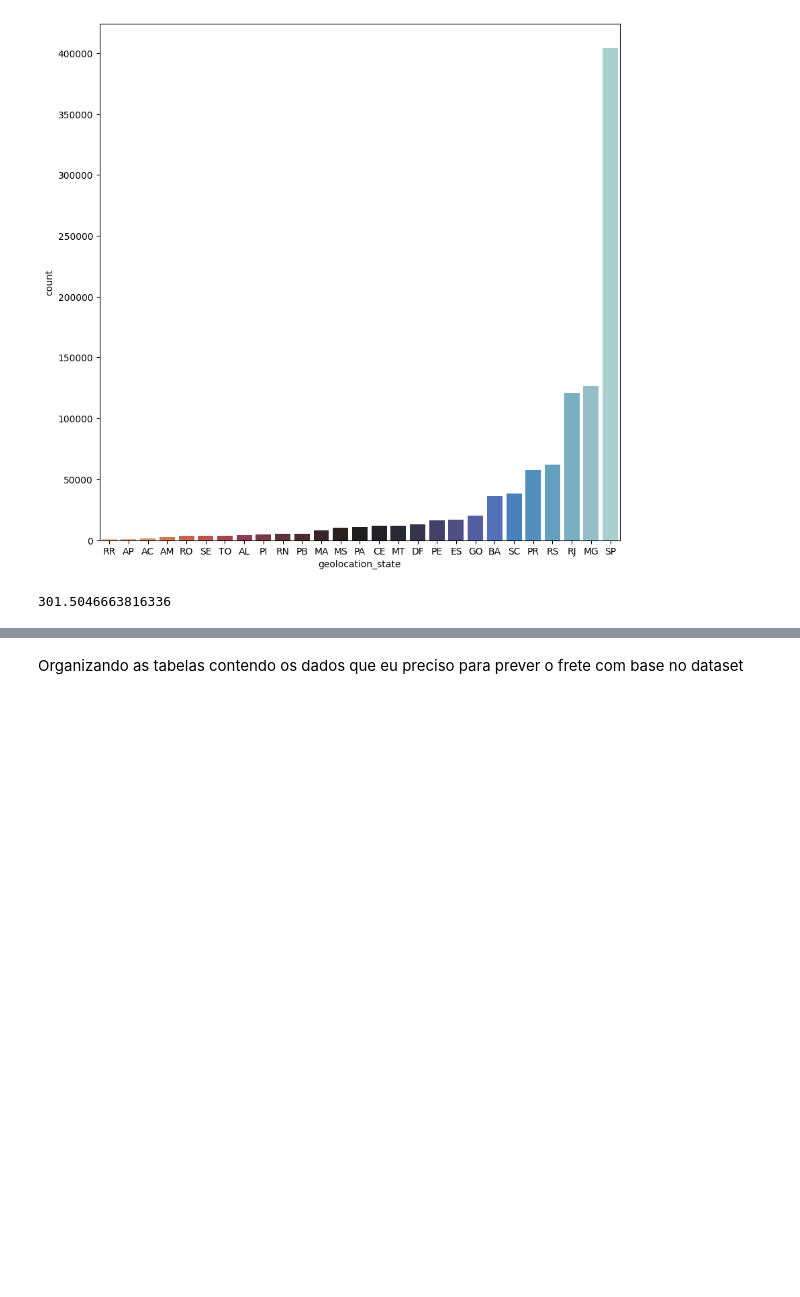
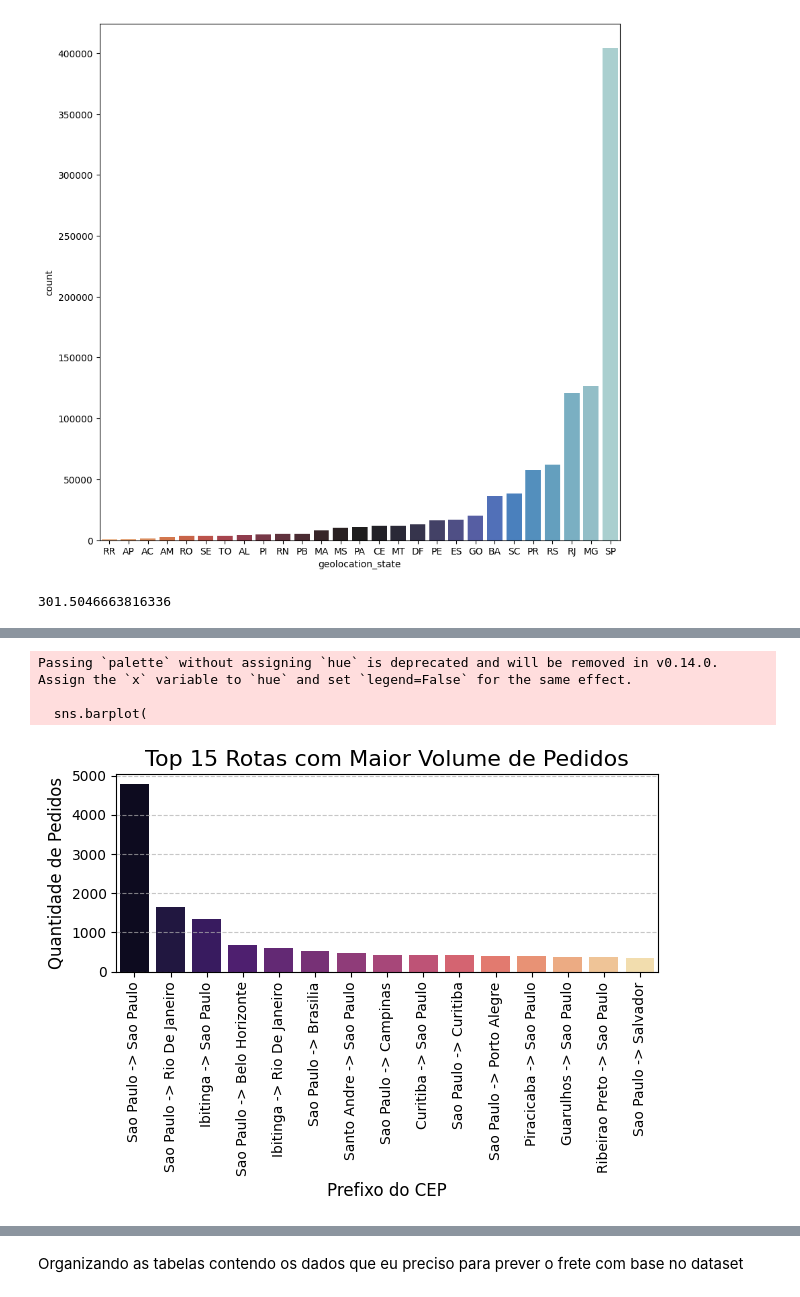
Before and after one commit to ScoredSleet/LLM_RAG_FRETE, a Jupyter notebook: dataset/data.ipynb, the cells around one changed output, grey strips where cells are left out. Drawn from its saved outputs; the diff is of its cells as text; code cells hidden in the pictures; blank space fills up the shorter version.

```diff
--- a/dataset/data.ipynb
+++ b/dataset/data.ipynb
@@ -122,0 +201,45 @@ print(distanciaPontosLatLon(-22.496953, -44.127492, -21.762775, -41.309633))
+# %%
+
+df_plot = pd.merge(order_items, products, on='product_id', how='left')
+df_plot = pd.merge(df_plot, order, on='order_id', how='left')
+df_plot = pd.merge(df_plot, customers, on='customer_id', how='left')
+
+df_plot = pd.merge(df_plot, geo_data_unique, how="left", left_on='customer_zip_code_prefix', right_on='geolocation_zip_code_prefix')
+df_plot = df_plot.rename(
+    columns={
+        'geolocation_lat': 'customer_lat',
+        'geolocation_lng': 'customer_lng'
+    }).drop(columns=['geolocation_zip_code_prefix'])
+
+df_plot = pd.merge(df_plot, sellers, on='seller_id', how='left')
+
+df_plot = pd.merge(df_plot, geo_data_unique, how="left", left_on='seller_zip_code_prefix', right_on='geolocation_zip_code_prefix')
+df_plot = df_plot.rename(
+    columns={
+        'geolocation_lat': 'seller_lat',
+        'geolocation_lng': 'seller_lng'
+    }).drop(columns=['geolocation_zip_code_prefix'])
+
+df_plot['rota_cidade'] = df_plot['seller_city'].str.title() + " -> " + df_plot['customer_city'].str.title()
+rotas_mais_comuns = df_plot['rota_cidade'].value_counts().head(15)
+
+# Plotando o gráfico de barras
+sns.barplot(
+    x=rotas_mais_comuns.index.astype(str), # Transforma em string para o eixo X ficar como categoria
+    y=rotas_mais_comuns.values,
+    palette='magma'
+)
+
+plt.title('Top 15 Rotas com Maior Volume de Pedidos', fontsize=16)
+plt.xlabel('Prefixo do CEP', fontsize=12)
+plt.ylabel('Quantidade de Pedidos', fontsize=12)
+plt.xticks(rotation=90) # Rotaciona os números do CEP para não sobrepor
+plt.grid(axis='y', linestyle='--', alpha=0.7)
+
+plt.tight_layout()
+plt.show()
+# %% [output]
+Passing `palette` without assigning `hue` is deprecated and will be removed in v0.14.0. Assign the `x` variable to `hue` and set `legend=False` for the same effect.
+
+  sns.barplot(
+[figure, added]
```
Also changed, not shown: parts of 13 cells of this notebook.
